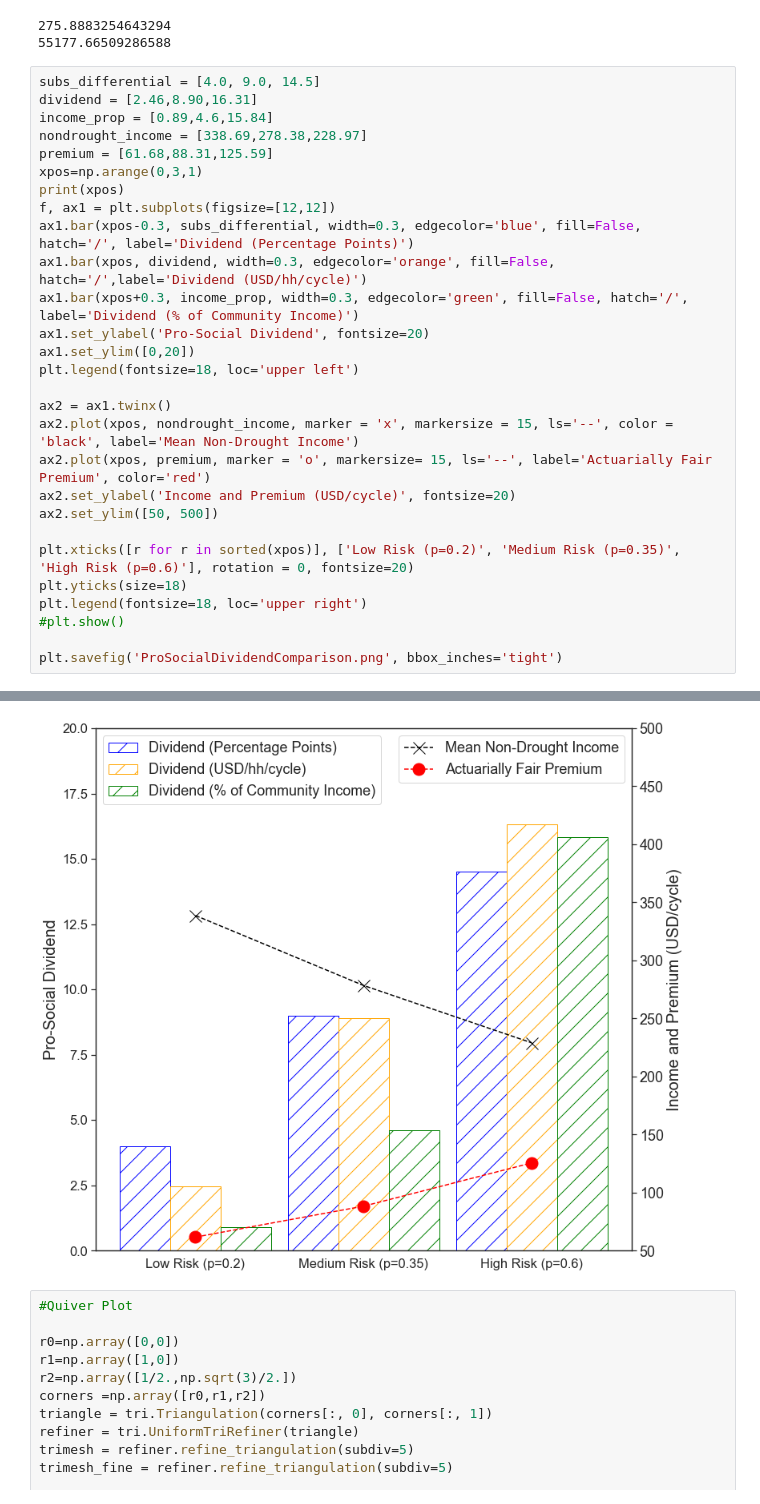
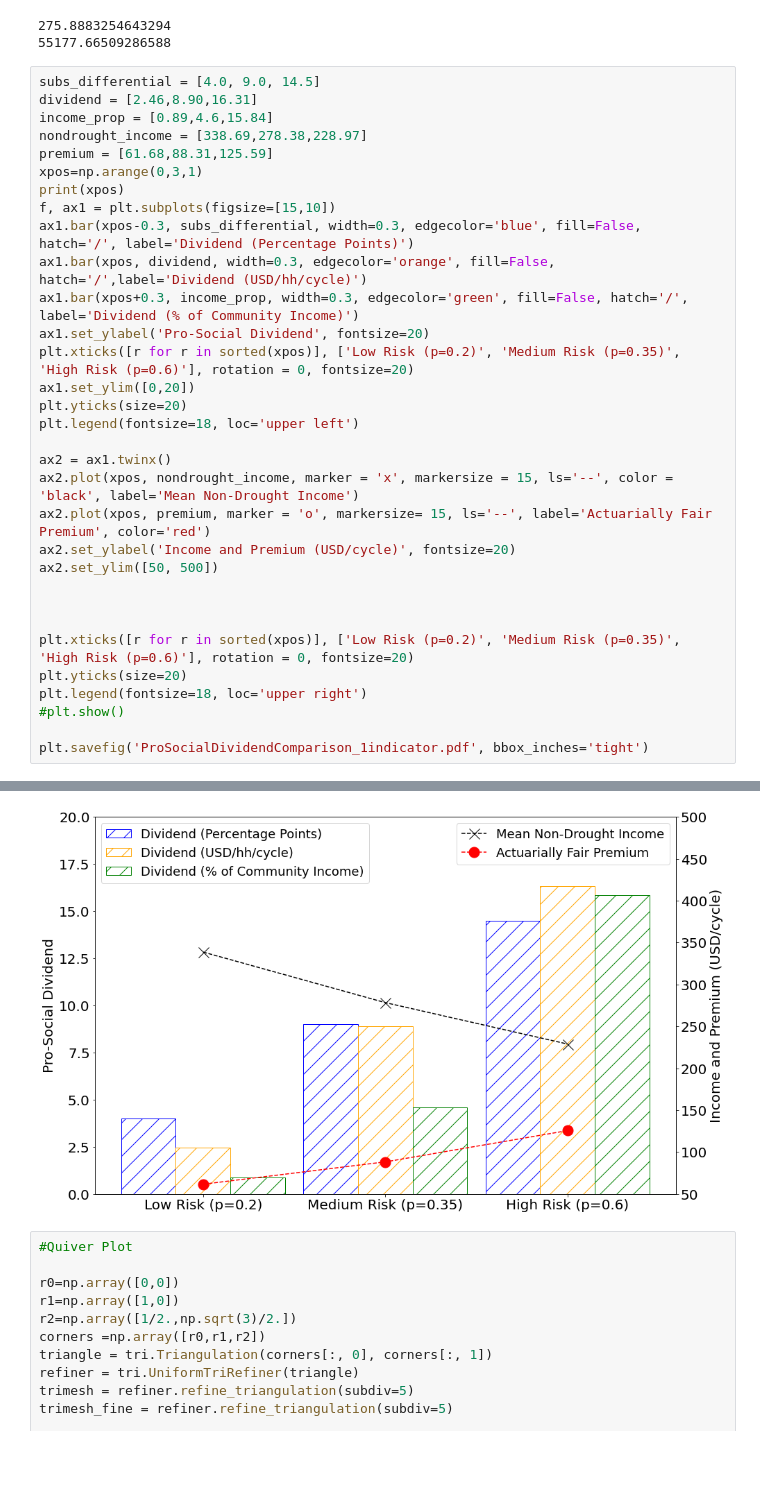
Before and after one commit to nchoquettelevy/FarmerGameTheorySimulation, a Jupyter notebook: RiskTransferSimulations_v6.ipynb, the cells around one changed output, grey strips where cells are left out. Drawn from its saved outputs; the diff is of its cells as text; blank space fills up the shorter version.

```diff
--- a/RiskTransferSimulations_v6.ipynb
+++ b/RiskTransferSimulations_v6.ipynb
@@ -2225,34 +2285,38 @@ print(total_ag_income)
 # %%
 subs_differential = [4.0, 9.0, 14.5]
 dividend = [2.46,8.90,16.31]
 income_prop = [0.89,4.6,15.84]
 nondrought_income = [338.69,278.38,228.97]
 premium = [61.68,88.31,125.59]
 xpos=np.arange(0,3,1)
 print(xpos)
-f, ax1 = plt.subplots(figsize=[12,12])
+f, ax1 = plt.subplots(figsize=[15,10])
 ax1.bar(xpos-0.3, subs_differential, width=0.3, edgecolor='blue', fill=False, hatch='/', label='Dividend (Percentage Points)')
 ax1.bar(xpos, dividend, width=0.3, edgecolor='orange', fill=False, hatch='/',label='Dividend (USD/hh/cycle)')
 ax1.bar(xpos+0.3, income_prop, width=0.3, edgecolor='green', fill=False, hatch='/', label='Dividend (% of Community Income)')
 ax1.set_ylabel('Pro-Social Dividend', fontsize=20)
+plt.xticks([r for r in sorted(xpos)], ['Low Risk (p=0.2)', 'Medium Risk (p=0.35)', 'High Risk (p=0.6)'], rotation = 0, fontsize=20)
 ax1.set_ylim([0,20])
+plt.yticks(size=20)
 plt.legend(fontsize=18, loc='upper left')
 
 ax2 = ax1.twinx()
 ax2.plot(xpos, nondrought_income, marker = 'x', markersize = 15, ls='--', color = 'black', label='Mean Non-Drought Income')
 ax2.plot(xpos, premium, marker = 'o', markersize= 15, ls='--', label='Actuarially Fair Premium', color='red')
 ax2.set_ylabel('Income and Premium (USD/cycle)', fontsize=20)
 ax2.set_ylim([50, 500])
 
+
+
 plt.xticks([r for r in sorted(xpos)], ['Low Risk (p=0.2)', 'Medium Risk (p=0.35)', 'High Risk (p=0.6)'], rotation = 0, fontsize=20)
-plt.yticks(size=18)
+plt.yticks(size=20)
 plt.legend(fontsize=18, loc='upper right')
 #plt.show()
 
-plt.savefig('ProSocialDividendComparison.png', bbox_inches='tight')
+plt.savefig('ProSocialDividendComparison_1indicator.pdf', bbox_inches='tight')
 # %% [output]
 [0 1 2]
-[figure, old version]
+[figure, new version]
 # %%
 #Quiver Plot
 
```
Also changed, not shown: parts of 24 cells of this notebook.
